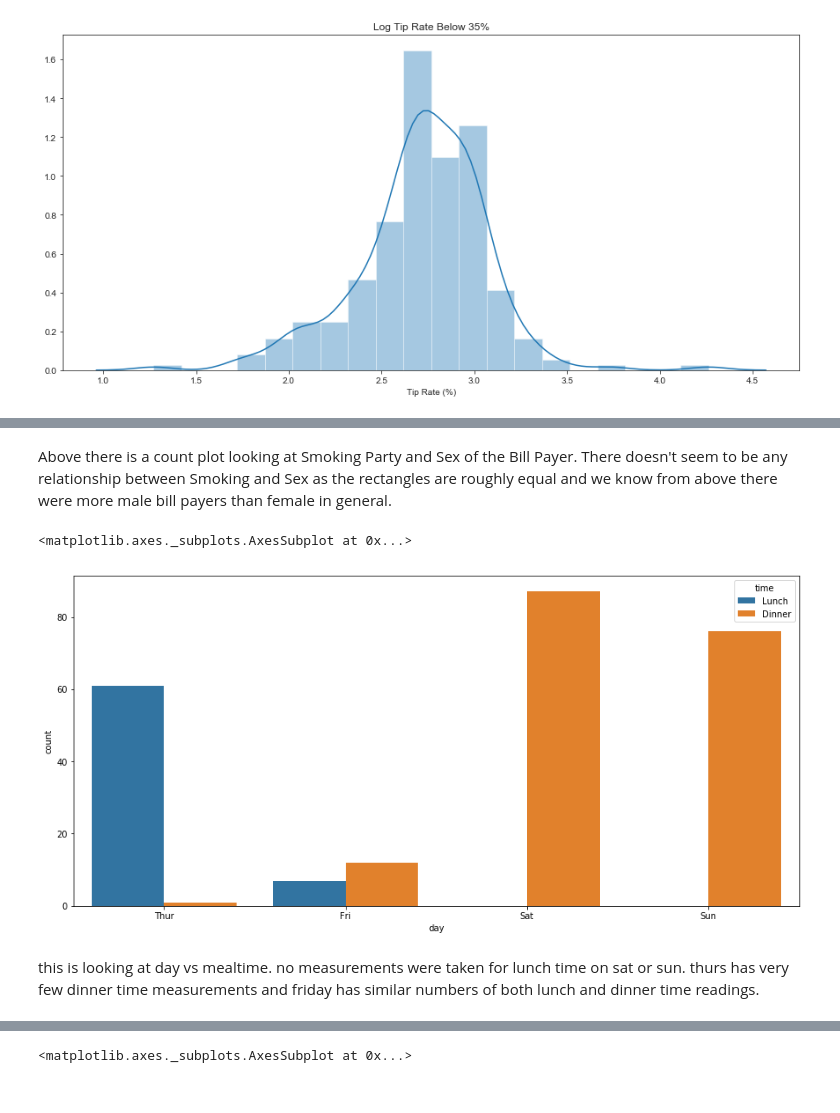
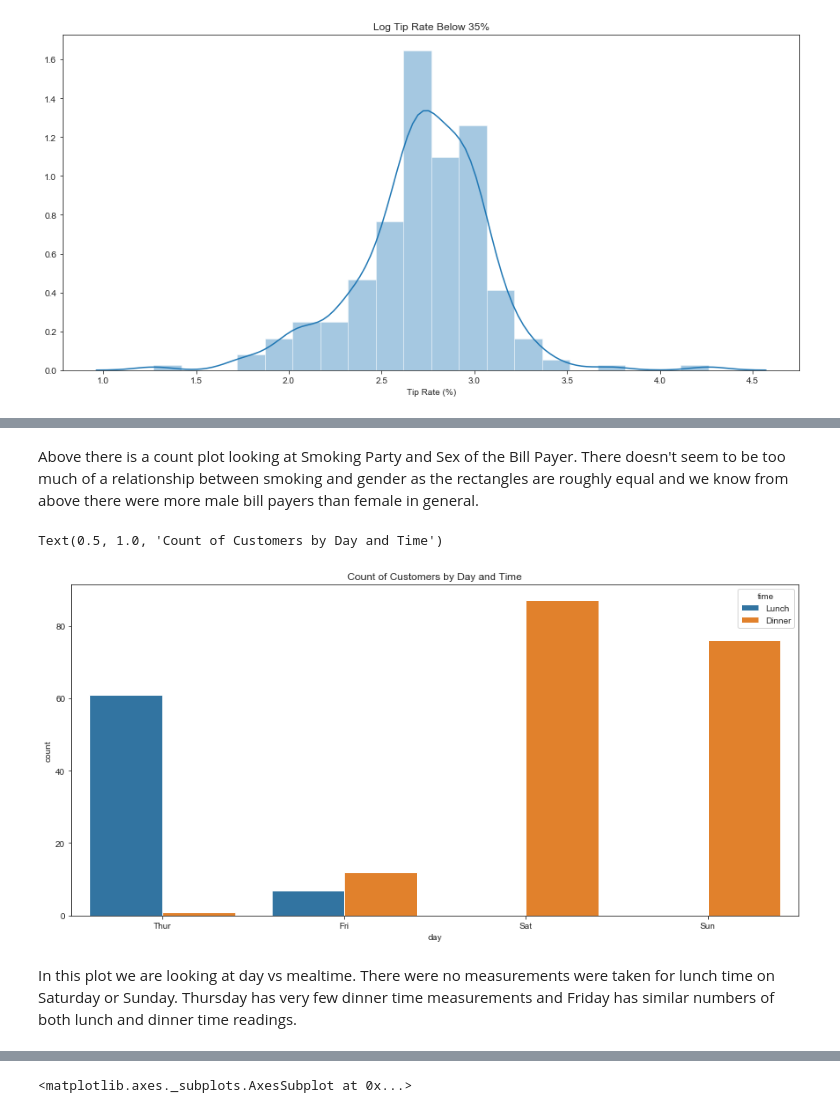
Before and after one commit to zoecahill1/fundamentals-project, a Jupyter notebook: tips-dataset.ipynb, the cells around one changed output, grey strips where cells are left out. Saved outputs shown, nothing was run; the diff lists cells and outputs as text; code cells hidden in the pictures.

```diff
--- a/tips-dataset.ipynb
+++ b/tips-dataset.ipynb
@@ -461,11 +467,12 @@ sns.countplot(x="smoker",data=tips,hue="sex")
 # %% [markdown]
-Above there is a count plot looking at Smoking Party and Sex of the Bill Payer. There doesn't seem to be any relationship between Smoking and Sex as the rectangles are roughly equal and we know from above there were more male bill payers than female in general.
+Above there is a count plot looking at Smoking Party and Sex of the Bill Payer. There doesn't seem to be too much of a relationship between smoking and gender as the rectangles are roughly equal and we know from above there were more male bill payers than female in general.
 # %%
 sns.countplot(x="day",data=tips,hue="time")
+plt.title("Count of Customers by Day and Time")
 # %% [output]
-<matplotlib.axes._subplots.AxesSubplot at 0x...>
+Text(0.5, 1.0, 'Count of Customers by Day and Time')
-[figure, old version]
+[figure, new version]
 # %% [markdown]
-this is looking at day vs mealtime. no measurements were taken for lunch time on sat or sun. thurs has very few dinner time measurements and friday has similar numbers of both lunch and dinner time readings.
+In this plot we are looking at day vs mealtime. There were no measurements were taken for lunch time on Saturday or Sunday. Thursday has very few dinner time measurements and Friday has similar numbers of both lunch and dinner time readings.
 # %%
 sns.countplot(x="sex",data=tips,hue="size")
```
Also changed, not shown: parts of 13 cells of this notebook.
